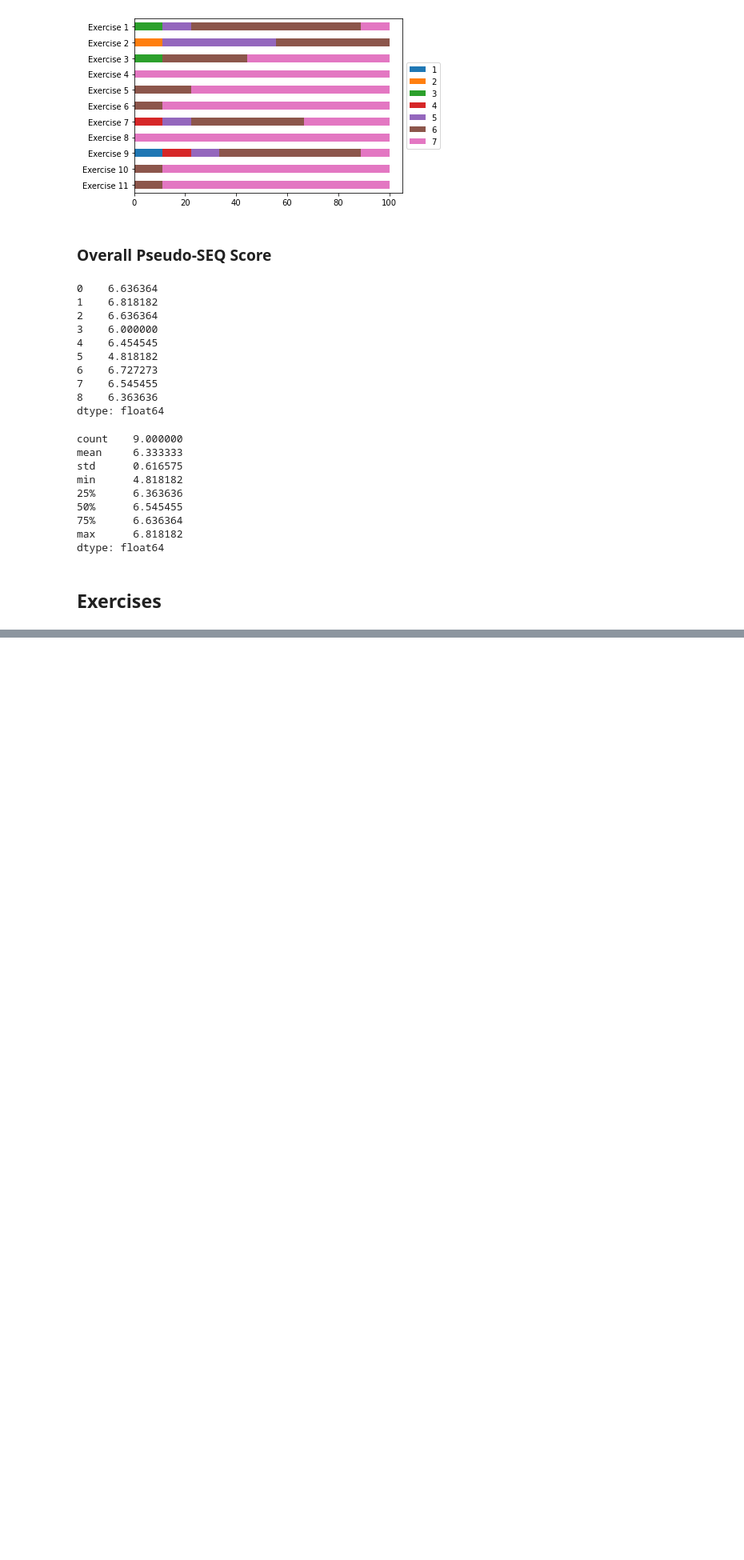
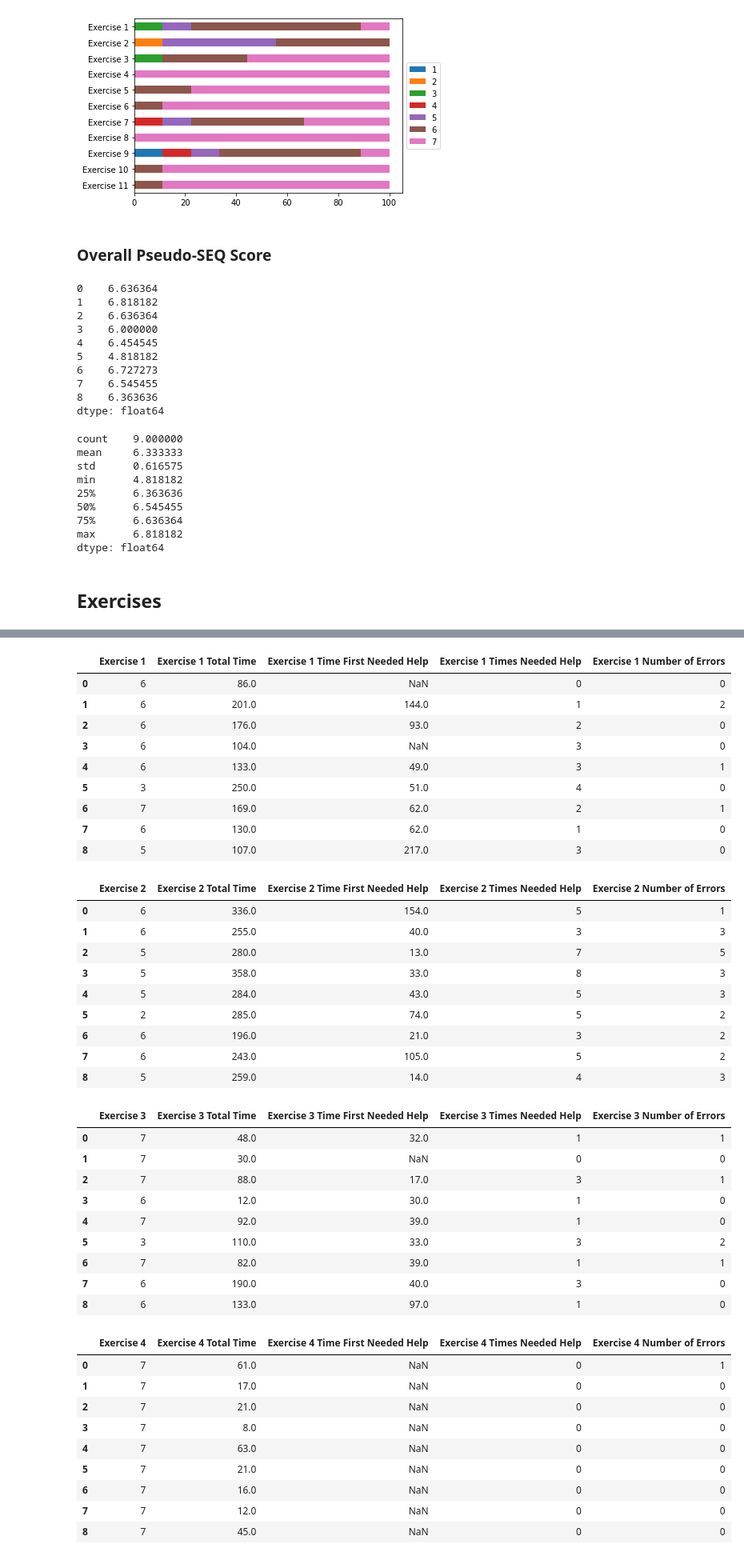
Before and after one commit to YanuX-Framework/YanuX-Cruncher, a Jupyter notebook: YanuXSkeletronUserStudy.ipynb, the cells around one changed output, grey strips where cells are left out. Shown: that part at 80% size. Drawn from its saved outputs; the diff is of its cells as text; code cells hidden in the pictures; blank space fills up the shorter version.

```diff
--- a/YanuXSkeletronUserStudy.ipynb
+++ b/YanuXSkeletronUserStudy.ipynb
@@ -950 +951,4 @@ data_exercises
 9 rows × 44 columns
+# %%
+data_exercises_seq = pd.concat([data_seq, data_exercises], axis=1)
+data_exercises_seq
@@ -950,0 +967,44 @@ data_exercises
+# %%
+for i in range(1,12):
+    display(data_exercises_seq.filter(regex='Exercise ('+str(i)+'$|'+str(i)+' [A-z]+)'))
+# %% [output]
+|  | Exercise 1 | Exercise 1 Total Time | Exercise 1 Time First Needed Help | Exercise 1 Times Needed Help | Exercise 1 Number of Errors |
+| 0 | 6 | 86.0 | NaN | 0 | 0 |
+| 1 | 6 | 201.0 | 144.0 | 1 | 2 |
+| 2 | 6 | 176.0 | 93.0 | 2 | 0 |
+| 3 | 6 | 104.0 | NaN | 3 | 0 |
+| 4 | 6 | 133.0 | 49.0 | 3 | 1 |
+| 5 | 3 | 250.0 | 51.0 | 4 | 0 |
+| 6 | 7 | 169.0 | 62.0 | 2 | 1 |
+| 7 | 6 | 130.0 | 62.0 | 1 | 0 |
+| 8 | 5 | 107.0 | 217.0 | 3 | 0 |
+|  | Exercise 2 | Exercise 2 Total Time | Exercise 2 Time First Needed Help | Exercise 2 Times Needed Help | Exercise 2 Number of Errors |
+| 0 | 6 | 336.0 | 154.0 | 5 | 1 |
+| 1 | 6 | 255.0 | 40.0 | 3 | 3 |
+| 2 | 5 | 280.0 | 13.0 | 7 | 5 |
+| 3 | 5 | 358.0 | 33.0 | 8 | 3 |
+| 4 | 5 | 284.0 | 43.0 | 5 | 3 |
+| 5 | 2 | 285.0 | 74.0 | 5 | 2 |
+| 6 | 6 | 196.0 | 21.0 | 3 | 2 |
+| 7 | 6 | 243.0 | 105.0 | 5 | 2 |
+| 8 | 5 | 259.0 | 14.0 | 4 | 3 |
+|  | Exercise 3 | Exercise 3 Total Time | Exercise 3 Time First Needed Help | Exercise 3 Times Needed Help | Exercise 3 Number of Errors |
+| 0 | 7 | 48.0 | 32.0 | 1 | 1 |
+| 1 | 7 | 30.0 | NaN | 0 | 0 |
+| 2 | 7 | 88.0 | 17.0 | 3 | 1 |
+| 3 | 6 | 12.0 | 30.0 | 1 | 0 |
+| 4 | 7 | 92.0 | 39.0 | 1 | 0 |
+| 5 | 3 | 110.0 | 33.0 | 3 | 2 |
+| 6 | 7 | 82.0 | 39.0 | 1 | 1 |
+| 7 | 6 | 190.0 | 40.0 | 3 | 0 |
+| 8 | 6 | 133.0 | 97.0 | 1 | 0 |
+|  | Exercise 4 | Exercise 4 Total Time | Exercise 4 Time First Needed Help | Exercise 4 Times Needed Help | Exercise 4 Number of Errors |
+| 0 | 7 | 61.0 | NaN | 0 | 1 |
+| 1 | 7 | 17.0 | NaN | 0 | 0 |
+| 2 | 7 | 21.0 | NaN | 0 | 0 |
+| 3 | 7 | 8.0 | NaN | 0 | 0 |
+| 4 | 7 | 63.0 | NaN | 0 | 0 |
+| 5 | 7 | 21.0 | NaN | 0 | 0 |
+| 6 | 7 | 16.0 | NaN | 0 | 0 |
+| 7 | 7 | 12.0 | NaN | 0 | 0 |
+| 8 | 7 | 45.0 | NaN | 0 | 0 |
```
Also changed, not shown: parts of 3 cells of this notebook.
